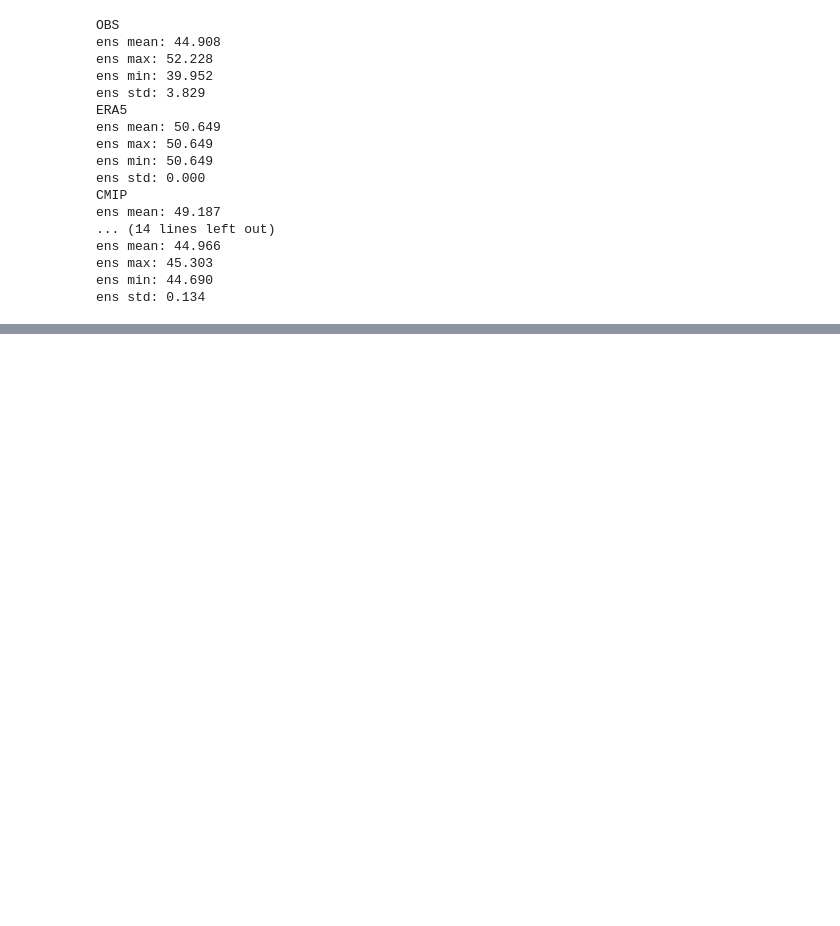
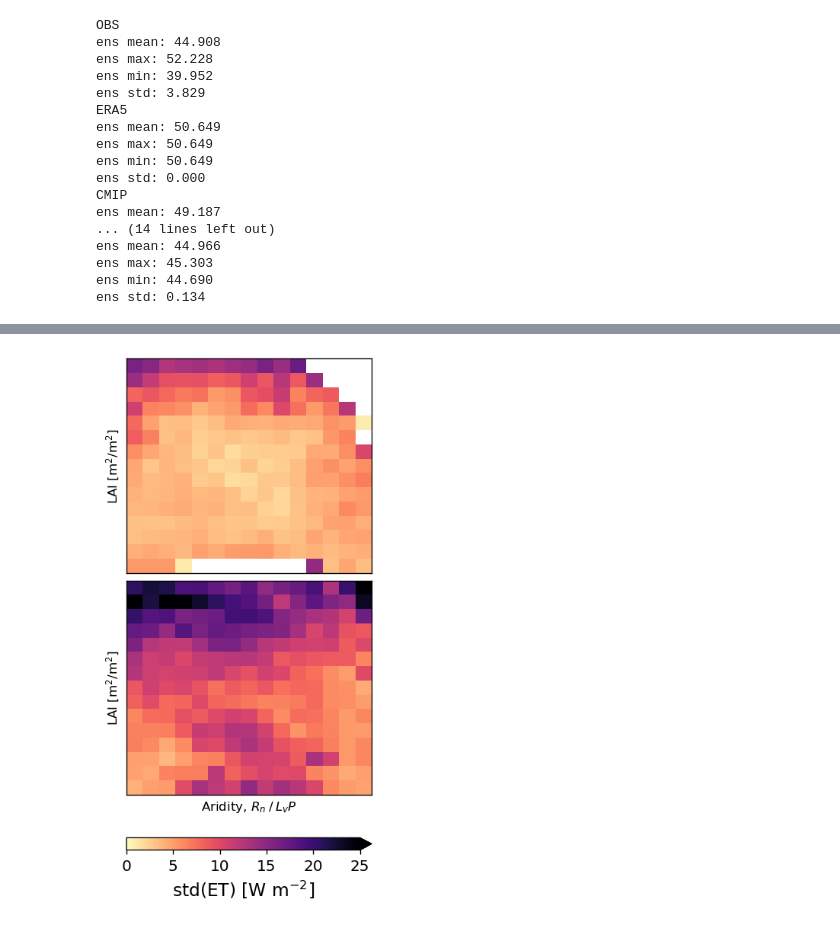
Before and after one commit to bbuchovecky/et_unc, a Jupyter notebook: notebooks/variance-metric-plots.ipynb, the cells around one changed output, grey strips where cells are left out. Saved outputs shown, nothing was run; the diff lists cells and outputs as text; code cells hidden in the pictures; blank space fills up the shorter version.

```diff
--- a/notebooks/variance-metric-plots.ipynb
+++ b/notebooks/variance-metric-plots.ipynb
@@ -426,14 +427,14 @@ finish(fig, fout)
 fam = "cmip"
 
 fg = (la_mem[fam].land_area_frac * 100).plot(
-    col="member", col_wrap=8,
+    col="member", col_wrap=9,
     robust=True, cmap="RdPu",
     cbar_kwargs={"fraction": 0.05, "pad": 0.01, "label": "Land area fraction [%]"},
-
 )
 
 for ax, m in zip(fg.axs.ravel(), la_mem[fam].member):
-    ax.set_title(m.item())
+    # ax.set_title(m.item())
+    ax.set_title(None)
     set_edge_ticks(ax, la_mem[fam], "{:.1f}")
 
 for ax in fg.axs[-1]:
@@ -442,6 +443,8 @@ for ax in fg.axs[-1]:
 for ax in fg.axs[:, 0]:
     ax.set_ylabel(YLABEL)
 
-fout = qbin_dir(cfg.FIG_ROOT, "all") / f"all.et{'_clim' if ET_CLIM else ''}.{TAG}.land_fraction.png"
-finish(fig, fout)
+fg.fig.set_dpi(300)
+
+# fout = qbin_dir(cfg.FIG_ROOT, "all") / f"all.et{'_clim' if ET_CLIM else ''}.{TAG}.land_fraction.png"
+# finish(fg.fig, fout)
 # %% [output]
@@ -568,0 +600,42 @@ ens std: 0.134
+# %%
+families = ["obs", "cmip"]
+
+fig, axes = plt.subplots(
+    2, 1, figsize=(3, 6),
+    layout="constrained",
+    sharex=True, sharey=True,
+    dpi=120
+)
+axs = axes.ravel()
+
+for ax, fam in zip(axs, families):
+    da = sigma_mem[fam]
+    mp = da.plot(
+        ax=ax,
+        robust=True,
+        cmap="magma_r",
+        vmin=0, vmax=25,
+        add_colorbar=False,
+    )
+    # set_edge_ticks(ax, da, "{:.1f}")
+    ax.set_xticks([])
+    ax.set_yticks([])
+    ax.set(xlabel="", ylabel="", title="")
+
+cb = fig.colorbar(
+    mp,
+    ax=axs,
+    location="bottom",
+    fraction=0.075,
+    pad=0.05,
+    extend="max",
+)
+cb.ax.tick_params(labelsize=12)
+cb.set_label("std(ET) [W m$^{-2}$]", fontsize=14)
+
+axs[1].set_xlabel(XLABEL)
+
+for ax in axs:
+    ax.set_ylabel(YLABEL)
+# %% [output]
+[figure, added]
```
Also changed, not shown: parts of 4 cells of this notebook, 7 other files.
